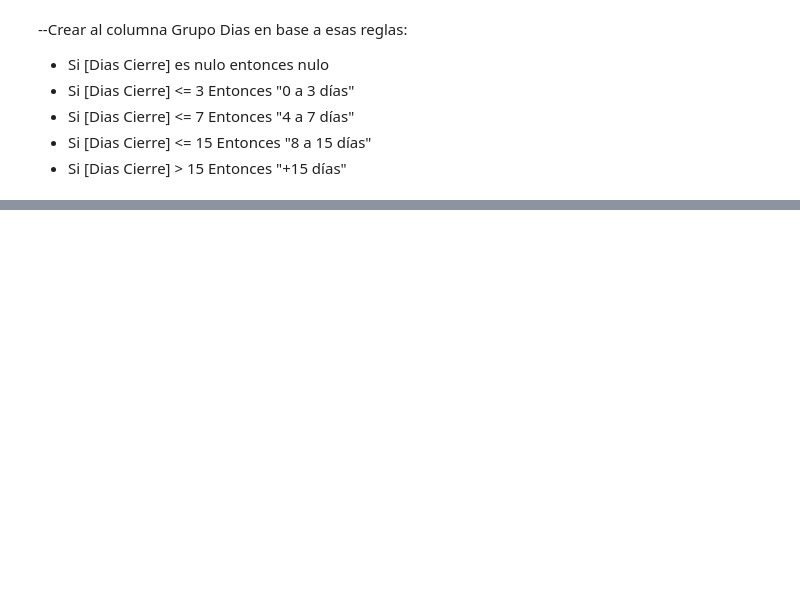
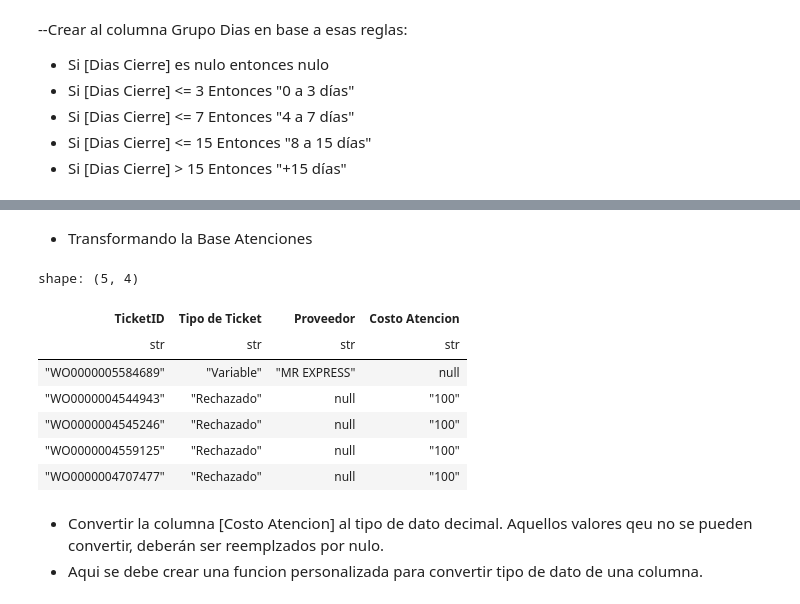
Before and after one commit to dayworldx/Gestion-Atenciones, a Jupyter notebook: ETL_Entregable1.ipynb, the cells around one changed output, grey strips where cells are left out. Saved outputs shown, nothing was run; the diff lists cells and outputs as text; code cells hidden in the pictures; blank space fills up the shorter version.

```diff
--- a/ETL_Entregable1.ipynb
+++ b/ETL_Entregable1.ipynb
@@ -171,0 +223,25 @@ shape: (5, 11)
+# %% [markdown]
+- Transformando la Base Atenciones
+# %%
+Atenciones = Atenciones.select(
+    pl.col(['TicketID', 'Tipo de Ticket', 'Proveedor']),
+    pl.col('Costo Atencion').str.replace(',', '.')
+    .str.to_uppercase()
+    .str.strip_chars()
+    .str.replace_many(
+        ["SIN COSTO", "COSTO CERO"], "0"
+    ).alias("Costo Atencion")
+)
+Atenciones.head()
+# %% [output]
+shape: (5, 4)
+| TicketID | Tipo de Ticket | Proveedor | Costo Atencion |
+| str | str | str | str |
+| "WO0000005584689" | "Variable" | "MR EXPRESS" | null |
+| "WO0000004544943" | "Rechazado" | null | "100" |
+| "WO0000004545246" | "Rechazado" | null | "100" |
+| "WO0000004559125" | "Rechazado" | null | "100" |
+| "WO0000004707477" | "Rechazado" | null | "100" |
+# %% [markdown]
+- Convertir la columna [Costo Atencion] al tipo de dato decimal. Aquellos valores qeu no se pueden convertir, deberán ser reemplzados por nulo.
+- Aqui se debe crear una funcion personalizada para convertir tipo de dato de una columna.
```
Also changed, not shown: parts of 7 cells of this notebook.
